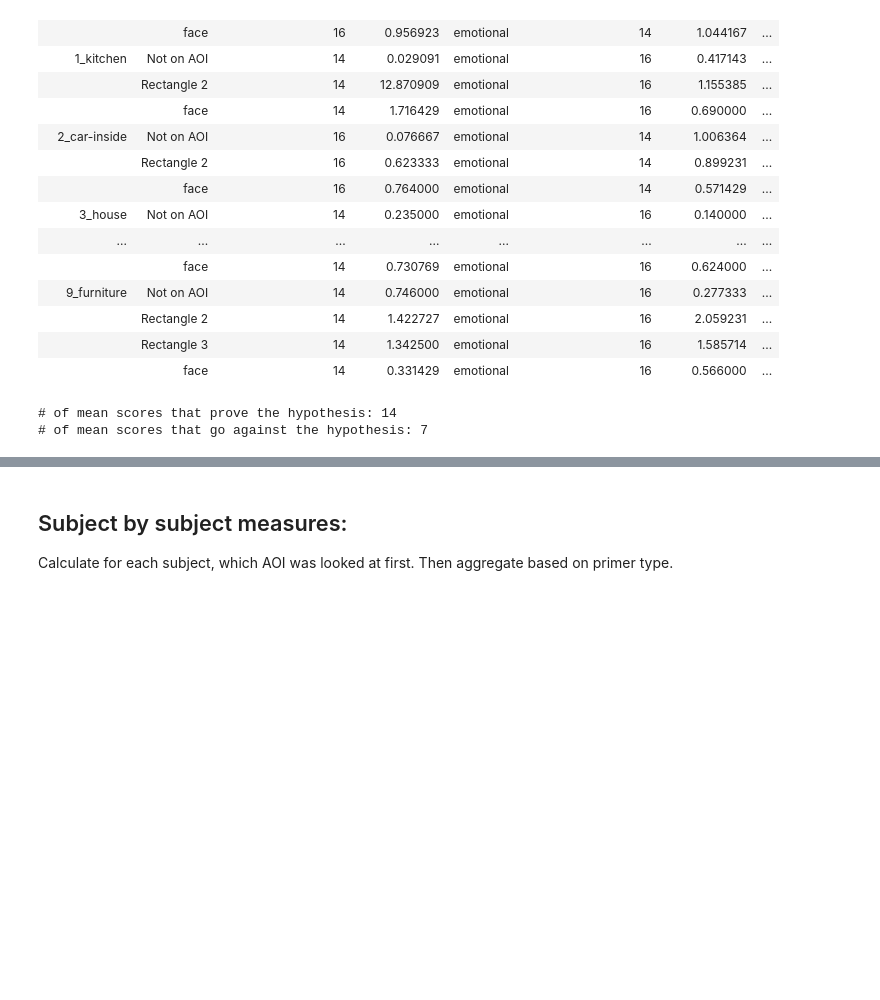
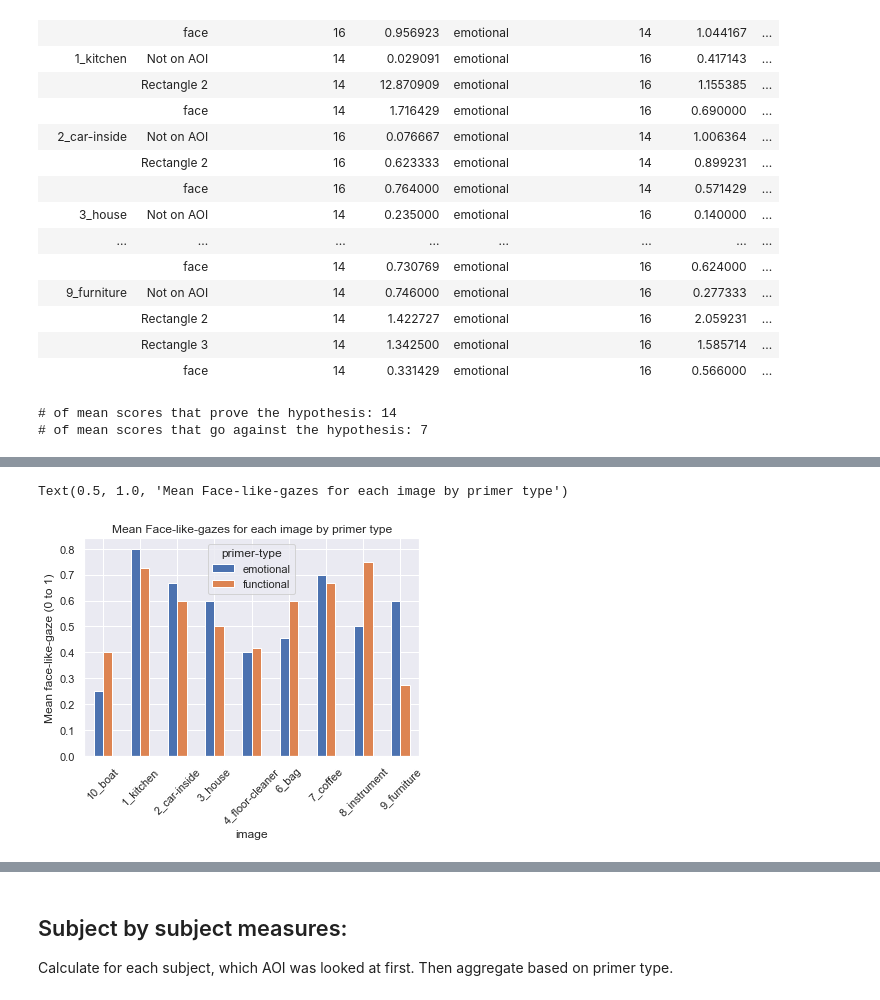
Before and after one commit to sallyi/eyetracking-cogsci-3, a Jupyter notebook: eyetracking-analysis-first-fixation.ipynb, the cells around one changed output, grey strips where cells are left out. Saved outputs shown, nothing was run; the diff lists cells and outputs as text; code cells hidden in the pictures; blank space fills up the shorter version.

```diff
--- a/eyetracking-analysis-first-fixation.ipynb
+++ b/eyetracking-analysis-first-fixation.ipynb
@@ -422,0 +535,3 @@ print( "# of mean scores that go against the hypothesis:", len(agg_measure_both_
+# %%
+subject_img_primer = aoi_data_with_primers_df[['ID number','primer-type','image']].drop_duplicates()
+subject_img_primer
@@ -422,0 +576,3 @@ print( "# of mean scores that go against the hypothesis:", len(agg_measure_both_
+# %%
+gaze_df = pd.read_csv('gaze-trail.csv').melt(id_vars='images')
+gaze_df
@@ -422,0 +609,4 @@ print( "# of mean scores that go against the hypothesis:", len(agg_measure_both_
+# %%
+gaze_data_judge = pd.merge(subject_img_primer, gaze_df, left_on=[
+         'ID number','image' ], right_on=['images','variable'])#.rename(columns={'value_y': 'value','value_x': 'primer-image-name'})
+gaze_data_judge
@@ -422,0 +627,10 @@ print( "# of mean scores that go against the hypothesis:", len(agg_measure_both_
+# %%
+groupby = pd.DataFrame(gaze_data_judge.groupby(['image','primer-type'])['value'].agg('mean'))
+groupby.reset_index().pivot(
+        index='image', columns='primer-type', values='value').plot.bar()
+plt.ylabel('Mean face-like-gaze (0 to 1)')
+plt.xticks(rotation=45)
+plt.title('Mean Face-like-gazes for each image by primer type' )
+# %% [output]
+Text(0.5, 1.0, 'Mean Face-like-gazes for each image by primer type')
+[figure, added]
```
Also changed, not shown: parts of 30 cells of this notebook, 3 other files.
